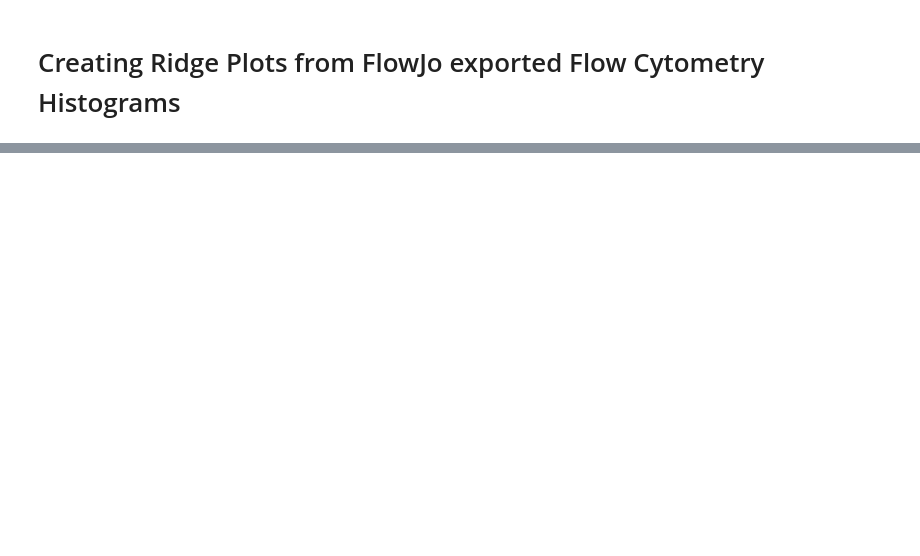
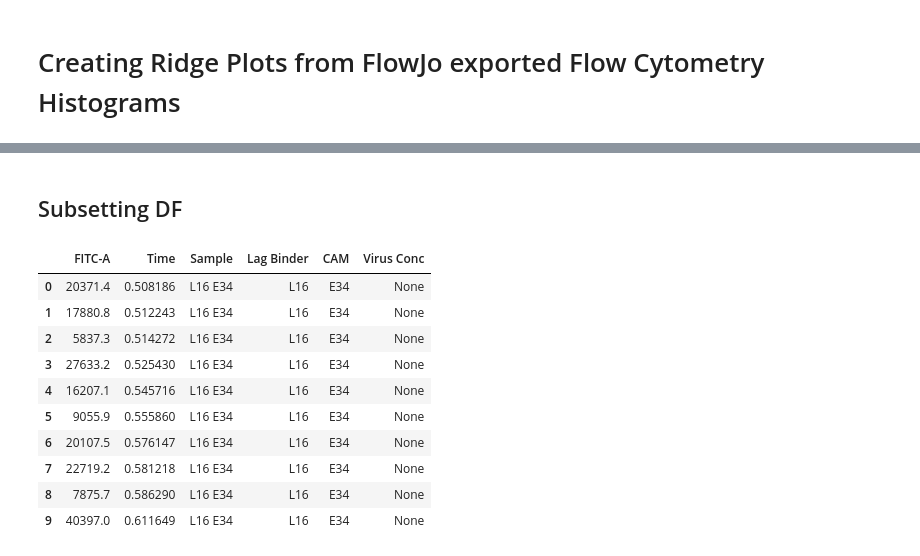
Before and after one commit to admbarre/tc_tools, a Jupyter notebook: notebooks/RidgePlot.ipynb, the cells around one changed output, grey strips where cells are left out. Drawn from its saved outputs; the diff is of its cells as text; code cells hidden in the pictures; blank space fills up the shorter version.

```diff
--- a/notebooks/RidgePlot.ipynb
+++ b/notebooks/RidgePlot.ipynb
@@ -23,0 +61,23 @@ data.describe()
+# %%
+flow_dir = "/Users/Adrian/Documents/research/flow"
+export_dir = "exports"
+
+# This is the experiment directory you choose
+exp_dir = "2021 12-21 jurkat exp check"
+csv_dir= f"{flow_dir}/{exp_dir}/{export_dir}"
+# %%
+# Loads in CSVs and creates Sample column to concatenate CSVs in tidy format
+def load_csvs(csv_dir):
+    csvs = [f for f in os.listdir(csv_dir) if f.endswith(".csv")]
+
+    dfs = []
+    for csv in csvs:
+        sample_name = csv.split(".")[0]
+        df = pd.read_csv(f"{csv_dir}/{csv}")
+        rows = df.shape[0]
+        df["Sample"] = [sample_name]*rows
+        dfs.append(df)
+    exp_df = pd.concat(dfs,ignore_index=True)
+    return exp_df
+# %%
+exp_df = load_csvs(csv_dir)
@@ -23,0 +107,21 @@ data.describe()
+# %% [markdown]
+## Subsetting DF
+# %%
+subset = pd.DataFrame(exp_df)
+
+# NOTE: files couldnt handle 0.5ul so i wrote 1:2 ul but then pandas loaded it as 12ul -___-
+split_df = subset["Sample"].str.split(" ",expand=True)
+subset[["Lag Binder","CAM", "Virus Conc"]] = split_df
+subset.head(10)
+# %% [output]
+|  | FITC-A | Time | Sample | Lag Binder | CAM | Virus Conc |
+| 0 | 20371.4 | 0.508186 | L16 E34 | L16 | E34 | None |
+| 1 | 17880.8 | 0.512243 | L16 E34 | L16 | E34 | None |
+| 2 | 5837.3 | 0.514272 | L16 E34 | L16 | E34 | None |
+| 3 | 27633.2 | 0.525430 | L16 E34 | L16 | E34 | None |
+| 4 | 16207.1 | 0.545716 | L16 E34 | L16 | E34 | None |
+| 5 | 9055.9 | 0.555860 | L16 E34 | L16 | E34 | None |
+| 6 | 20107.5 | 0.576147 | L16 E34 | L16 | E34 | None |
+| 7 | 22719.2 | 0.581218 | L16 E34 | L16 | E34 | None |
+| 8 | 7875.7 | 0.586290 | L16 E34 | L16 | E34 | None |
+| 9 | 40397.0 | 0.611649 | L16 E34 | L16 | E34 | None |
```
Also changed, not shown: parts of 16 cells of this notebook.
